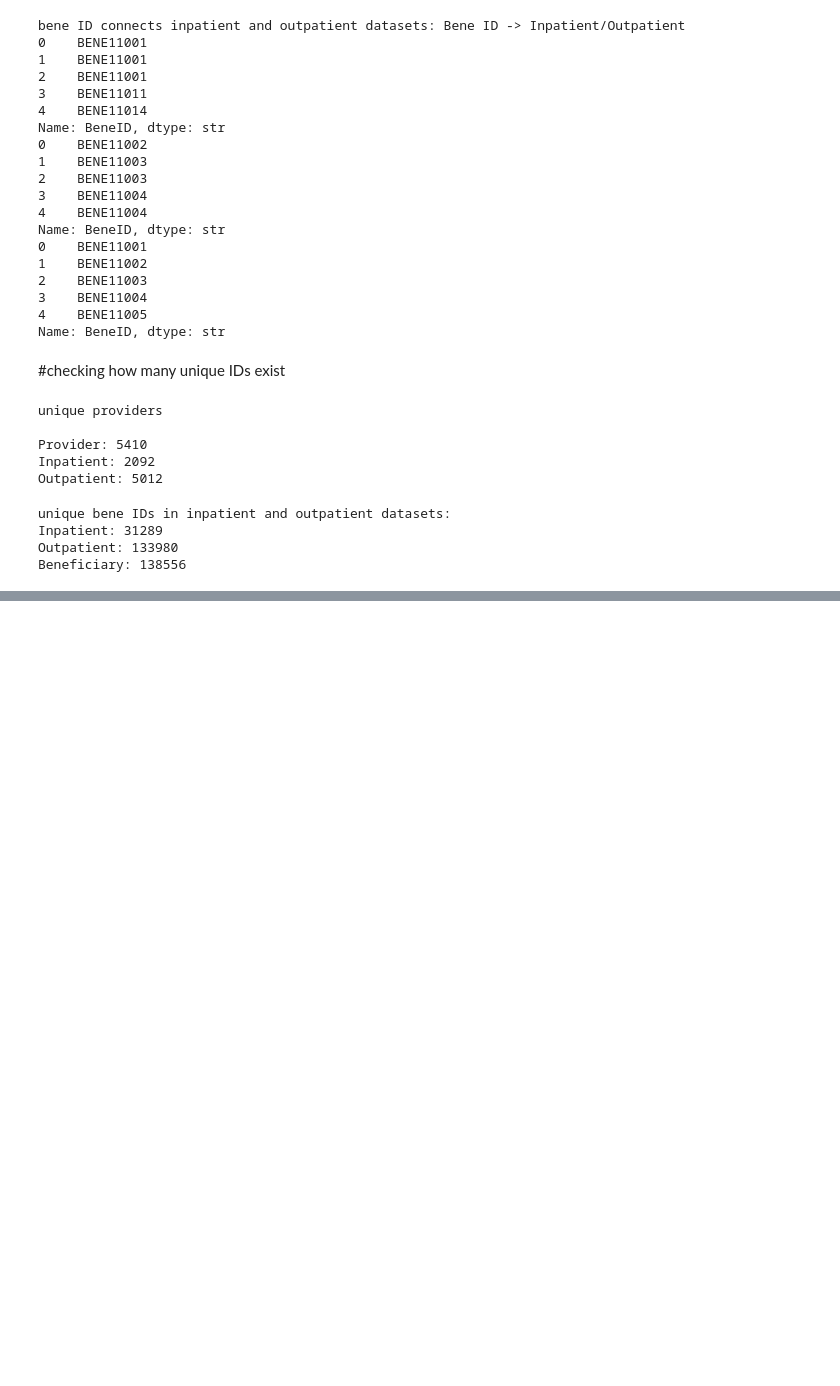
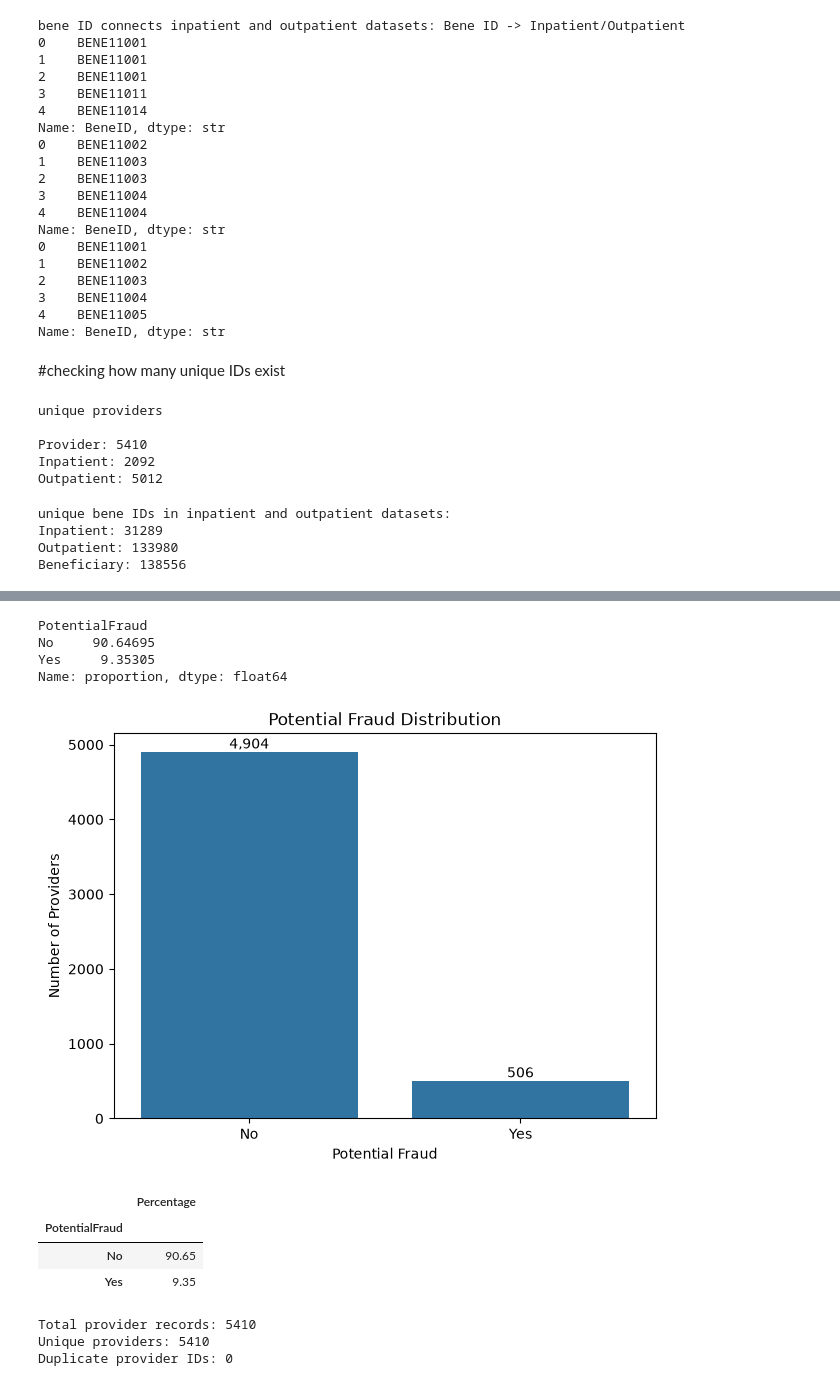
Before and after one commit to R-Bency/Healthcare-Insurance-claim-fraud-detection, a Jupyter notebook: notebooks/01.eda.ipynb, the cells around one changed output, grey strips where cells are left out. Saved outputs shown, nothing was run; the diff lists cells and outputs as text; code cells hidden in the pictures; blank space fills up the shorter version.

```diff
--- a/notebooks/01.eda.ipynb
+++ b/notebooks/01.eda.ipynb
@@ -195,0 +418,51 @@ Beneficiary: 138556
+# %%
+provider_df["PotentialFraud"].value_counts(normalize=True) * 100
+# %% [output]
+PotentialFraud
+No     90.64695
+Yes     9.35305
+Name: proportion, dtype: float64
+# %%
+fraud_counts = provider_df["PotentialFraud"].value_counts()
+
+plt.figure(figsize=(7, 5))
+
+sns.barplot(
+    x=fraud_counts.index,
+    y=fraud_counts.values
+)
+
+plt.title("Potential Fraud Distribution")
+plt.xlabel("Potential Fraud")
+plt.ylabel("Number of Providers")
+
+for i, value in enumerate(fraud_counts.values):
+    plt.text(i, value, f"{value:,}", ha="center", va="bottom")
+
+plt.show()
+# %% [output]
+[figure, added]
+# %%
+fraud_distribution = (
+    provider_df["PotentialFraud"]
+    .value_counts(normalize=True)
+    .mul(100)
+    .round(2)
+    .rename("Percentage")
+    .to_frame()
+)
+
+fraud_distribution
+# %% [output]
+|  | Percentage |
+| PotentialFraud |  |
+| No | 90.65 |
+| Yes | 9.35 |
+# %%
+print("Total provider records:", len(provider_df))
+print("Unique providers:", provider_df["Provider"].nunique())
+print("Duplicate provider IDs:", provider_df["Provider"].duplicated().sum())
+# %% [output]
+Total provider records: 5410
+Unique providers: 5410
+Duplicate provider IDs: 0
```
Also changed, not shown: parts of 16 cells of this notebook.
